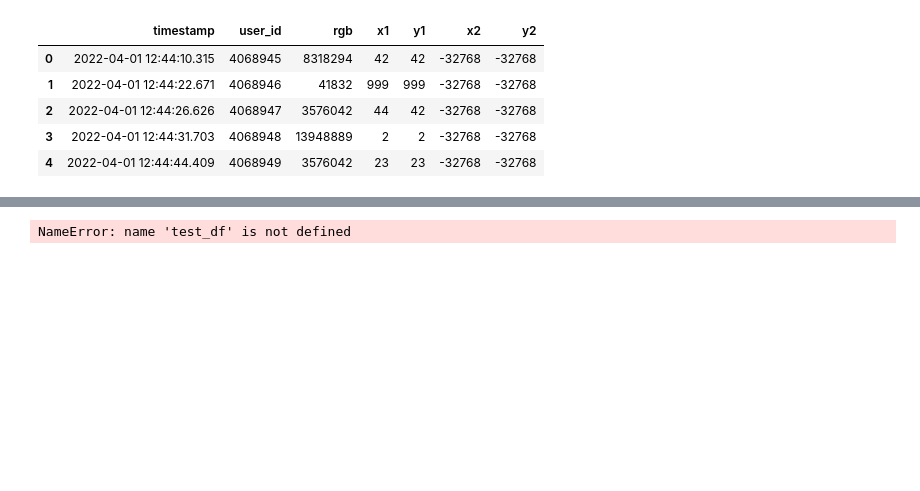
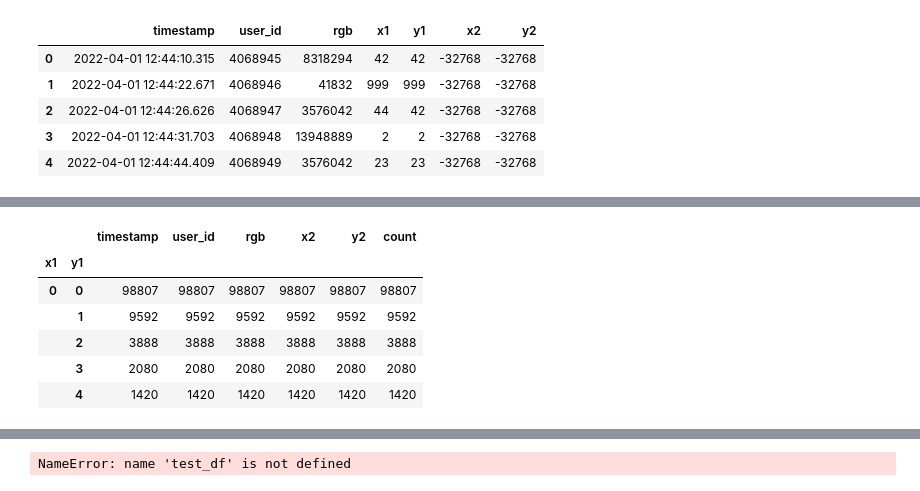
Before and after one commit to WojciechTyczynski/re-place-2022, a Jupyter notebook: Dataexploration.ipynb, the cells around one changed output, grey strips where cells are left out. Drawn from its saved outputs; the diff is of its cells as text; code cells hidden in the pictures; blank space fills up the shorter version.

```diff
--- a/Dataexploration.ipynb
+++ b/Dataexploration.ipynb
@@ -49,3 +50,13 @@ test_df.plot.hist(y='timestamp', logy=True, bins=100, figsize=(20,10), title='Nu
 # %%
 # number of actions pr x1,y1 pair
 test_df = df.groupby(['x1', 'y1']).count()
+# %%
+test_df.head()
+# %% [output]
+|  |  | timestamp | user_id | rgb | x2 | y2 | count |
+| x1 | y1 |  |  |  |  |  |  |
+| 0 | 0 | 98807 | 98807 | 98807 | 98807 | 98807 | 98807 |
+|  | 1 | 9592 | 9592 | 9592 | 9592 | 9592 | 9592 |
+|  | 2 | 3888 | 3888 | 3888 | 3888 | 3888 | 3888 |
+|  | 3 | 2080 | 2080 | 2080 | 2080 | 2080 | 2080 |
+|  | 4 | 1420 | 1420 | 1420 | 1420 | 1420 | 1420 |
```
Also changed, not shown: parts of 7 cells of this notebook, 3 other files.
